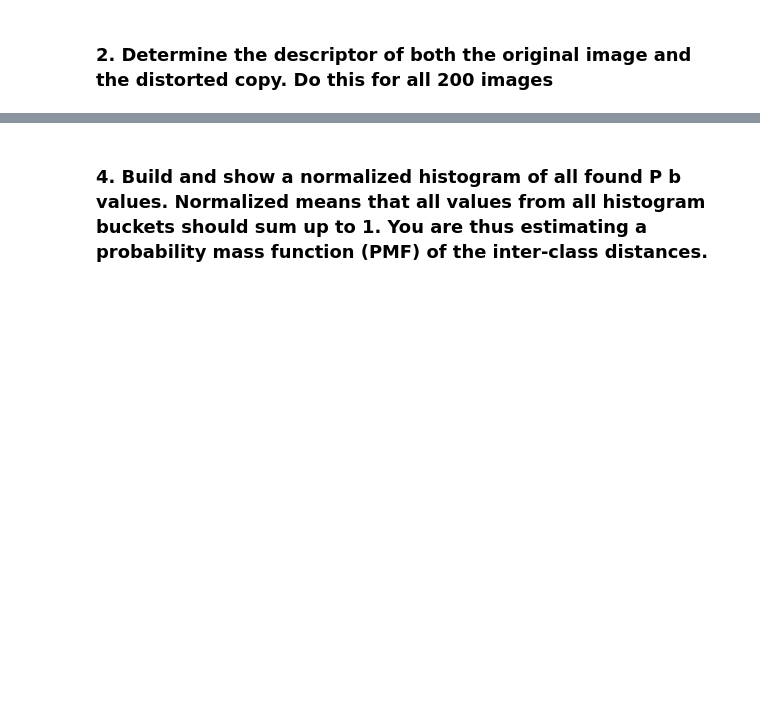
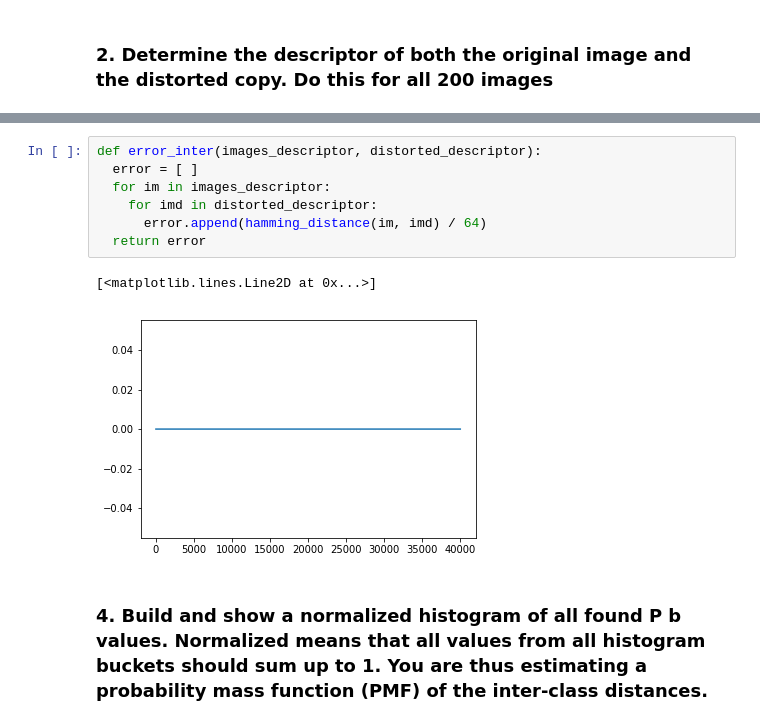
Before and after one commit to partizanos/multimedia_security, a Jupyter notebook: multimedia_TP1.ipynb, the cells around one changed output, grey strips where cells are left out. Cells and saved outputs as stored; diff of their text form; blank space fills up the shorter version.

```diff
--- a/multimedia_TP1.ipynb
+++ b/multimedia_TP1.ipynb
@@ -474,2 +448,12 @@ plt.imshow(images[100])
+# %%
+def error_inter(images_descriptor, distorted_descriptor):
+  error = [ ]
+  for im in images_descriptor:
+    for imd in distorted_descriptor:
+      error.append(hamming_distance(im, imd) / 64)
+  return error
+# %% [output]
+[<matplotlib.lines.Line2D at 0x...>]
+[figure, added]
 # %% [markdown]
 ### 4. Build and show a normalized histogram of all found P b values. Normalized means that all values from all histogram buckets should sum up to 1. You are thus estimating a probability mass function (PMF) of the inter-class distances.
```
Also changed, not shown: parts of 17 cells of this notebook.
